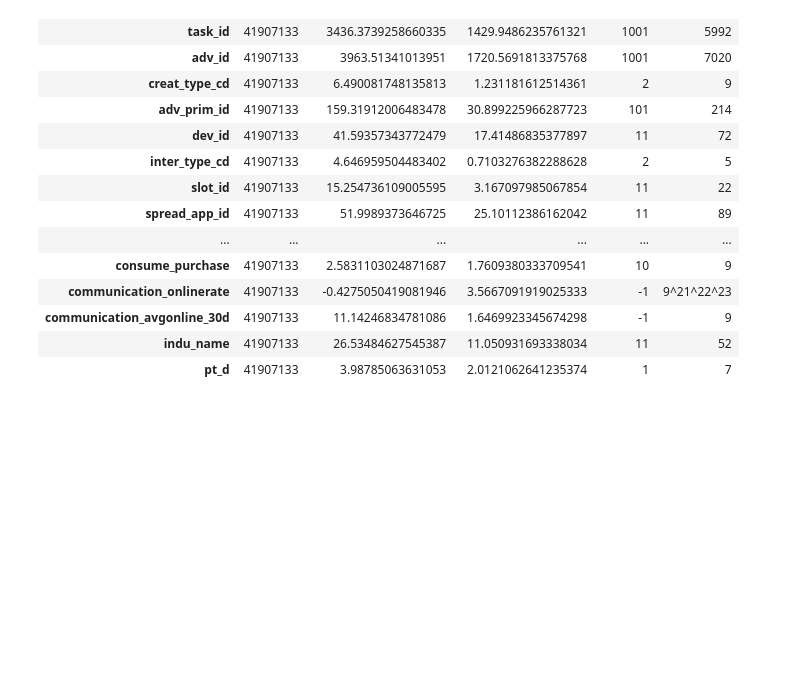
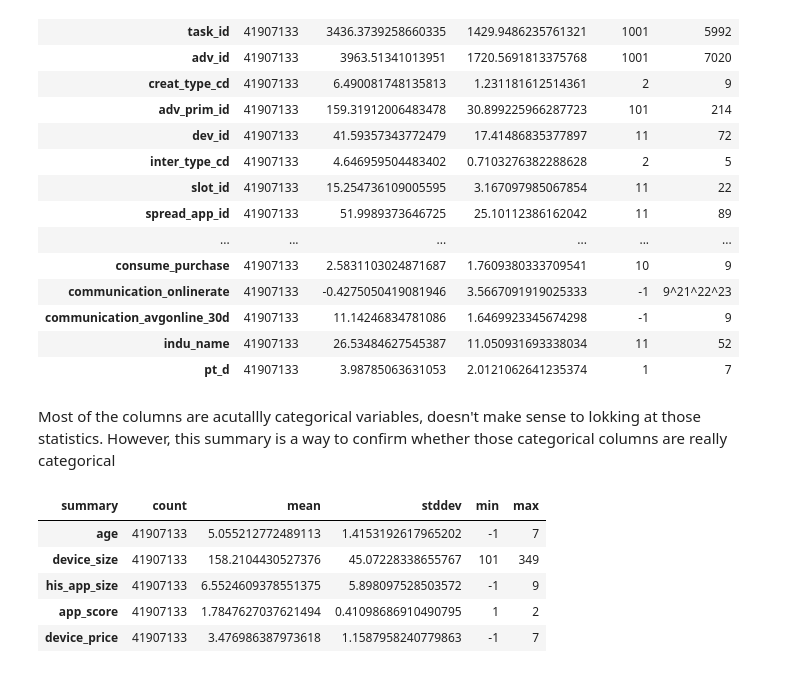
Before and after one commit to xwilchen/MLE_Nanodegree_Capstone, a Jupyter notebook: EDA.ipynb, the cells around one changed output. Saved outputs shown, nothing was run; the diff lists cells and outputs as text; code cells hidden in the pictures; blank space fills up the shorter version.

```diff
--- a/EDA.ipynb
+++ b/EDA.ipynb
@@ -66,3 +142,20 @@ describe.toPandas().set_index("summary").T
 | communication_avgonline_30d | 41907133 | 11.14246834781086 | 1.6469923345674298 | -1 | 9 |
 | indu_name | 41907133 | 26.53484627545387 | 11.050931693338034 | 11 | 52 |
 | pt_d | 41907133 | 3.98785063631053 | 2.0121062641235374 | 1 | 7 |
+# %% [markdown]
+Most of the columns are acutallly categorical variables, doesn't make sense to lokking at those statistics.
+However, this summary is a way to confirm whether those categorical columns are really categorical
+# %%
+numeric_columns = ["age","device_size",'his_app_size','app_score','device_price']
+# %%
+# describe
+describe = raw_df.select(numeric_columns) \
+    .describe()
+describe.toPandas().set_index("summary").T
+# %% [output]
+| summary | count | mean | stddev | min | max |
+| age | 41907133 | 5.055212772489113 | 1.4153192617965202 | -1 | 7 |
+| device_size | 41907133 | 158.2104430527376 | 45.07228338655767 | 101 | 349 |
+| his_app_size | 41907133 | 6.5524609378551375 | 5.898097528503572 | -1 | 9 |
+| app_score | 41907133 | 1.7847627037621494 | 0.41098686910490795 | 1 | 2 |
+| device_price | 41907133 | 3.476986387973618 | 1.1587958240779863 | -1 | 7 |
```
Also changed, not shown: parts of 33 cells of this notebook, 1 other file.
